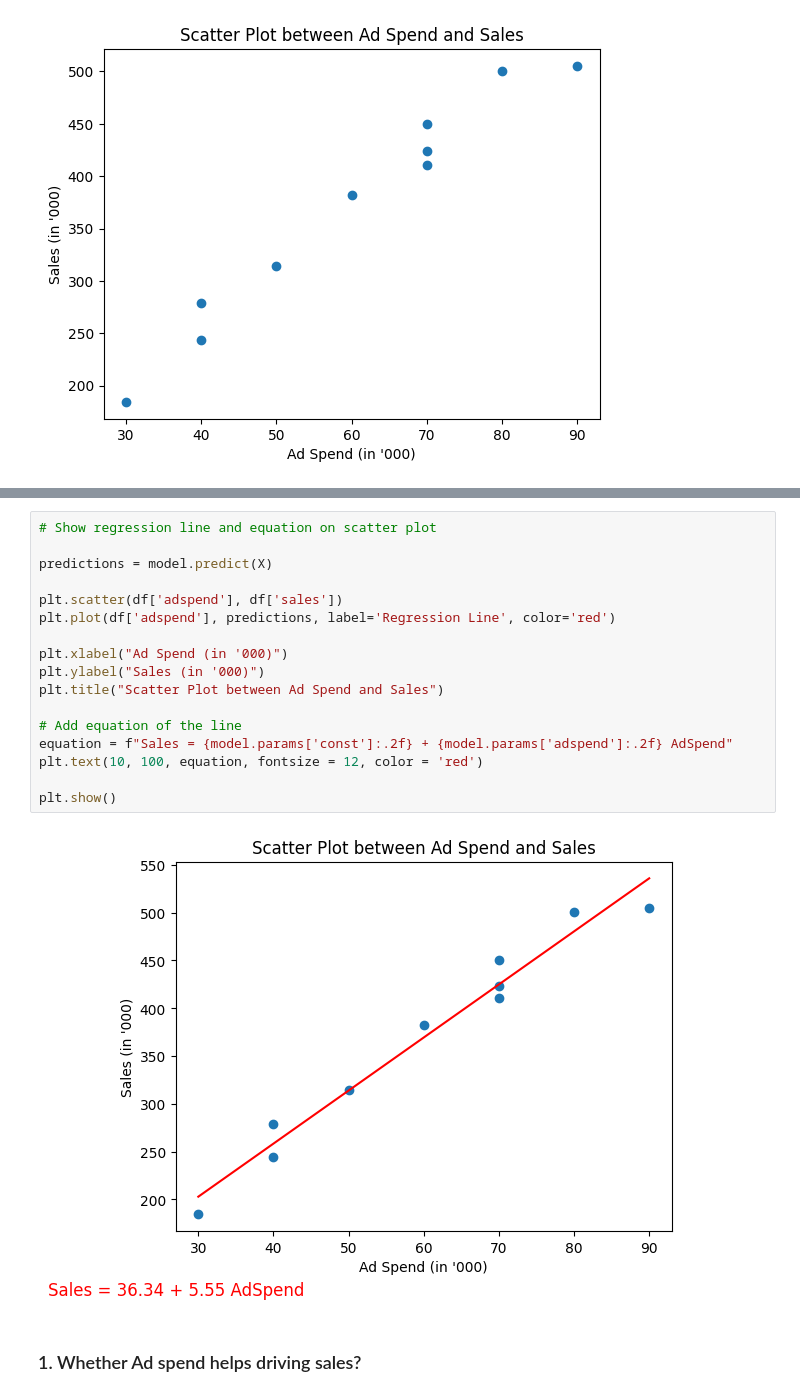
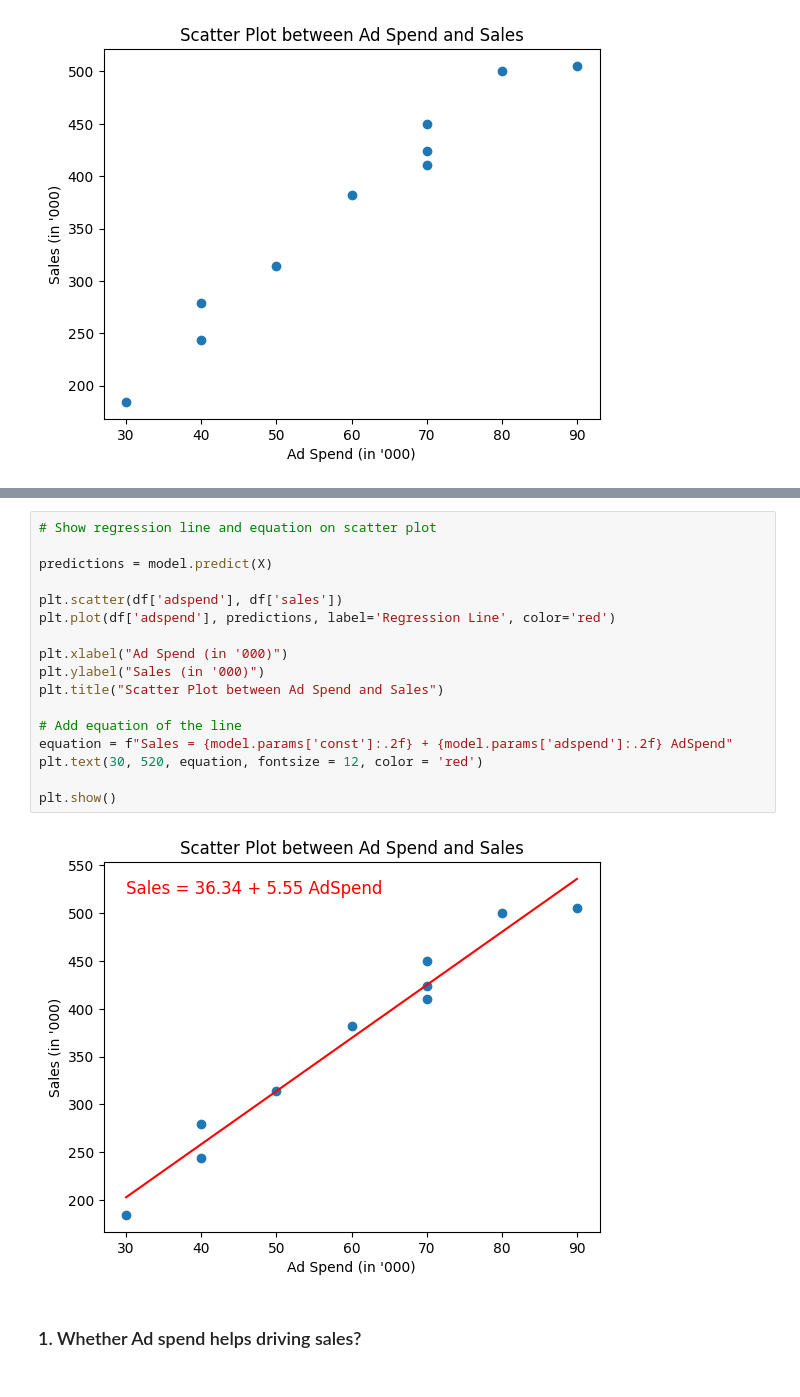
Before and after one commit to deepakawl/teaching, a Jupyter notebook: RegressionAnalysis.ipynb, the cells around one changed output, grey strips where cells are left out. Cells and saved outputs as stored; diff of their text form.

```diff
--- a/RegressionAnalysis.ipynb
+++ b/RegressionAnalysis.ipynb
@@ -68,22 +68,22 @@ Notes:
 # %%
 # Show regression line and equation on scatter plot
 
 predictions = model.predict(X)
 
 plt.scatter(df['adspend'], df['sales'])
 plt.plot(df['adspend'], predictions, label='Regression Line', color='red')
 
 plt.xlabel("Ad Spend (in '000)")
 plt.ylabel("Sales (in '000)")
 plt.title("Scatter Plot between Ad Spend and Sales")
 
 # Add equation of the line
 equation = f"Sales = {model.params['const']:.2f} + {model.params['adspend']:.2f} AdSpend"
-plt.text(10, 100, equation, fontsize = 12, color = 'red')
+plt.text(30, 520, equation, fontsize = 12, color = 'red')
 
 plt.show()
 # %% [output]
-[figure, old version]
+[figure, new version]
 # %% [markdown]
 ### 1. Whether Ad spend helps driving sales?
 # %%
```
Also changed, not shown: parts of 4 cells of this notebook.
